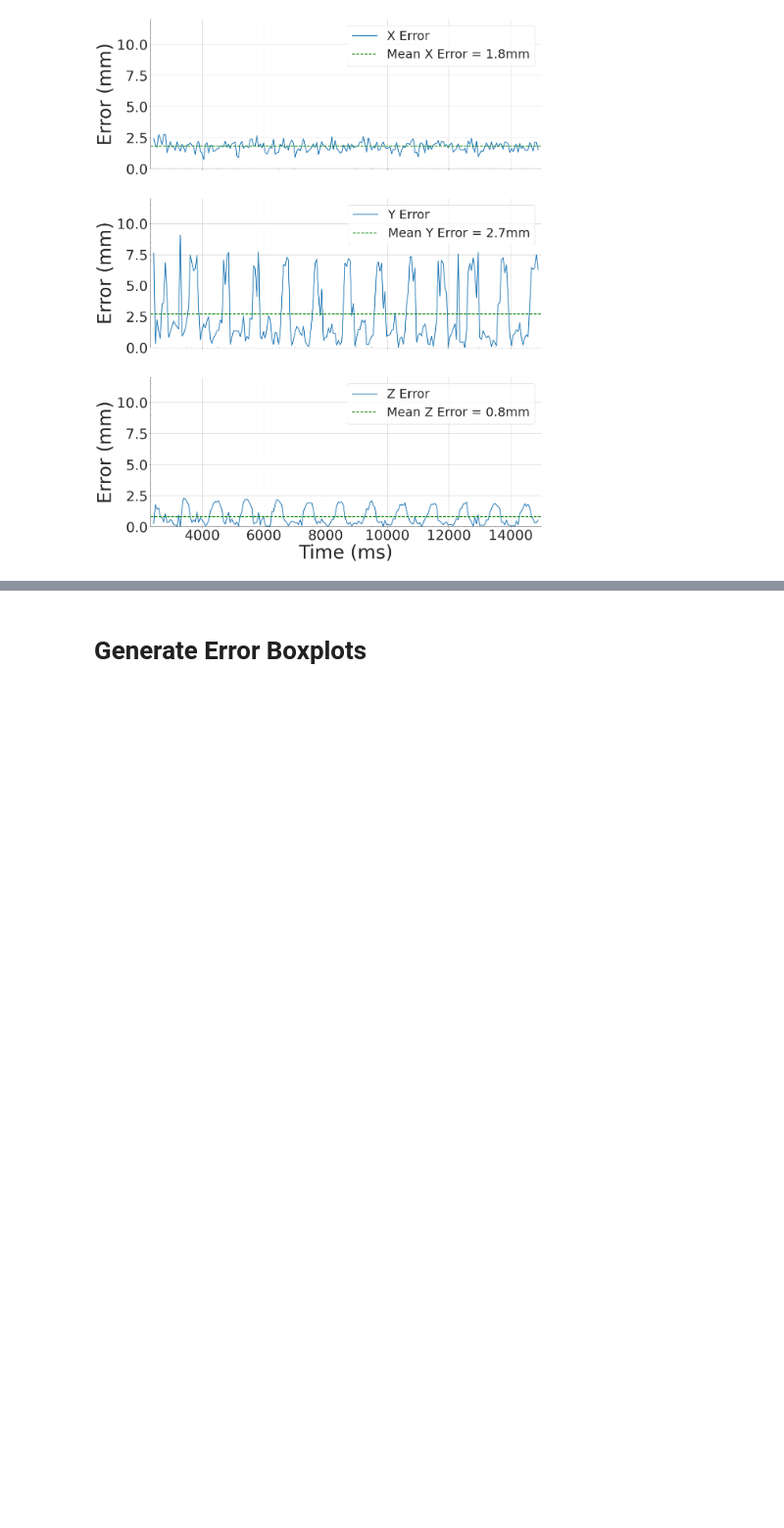
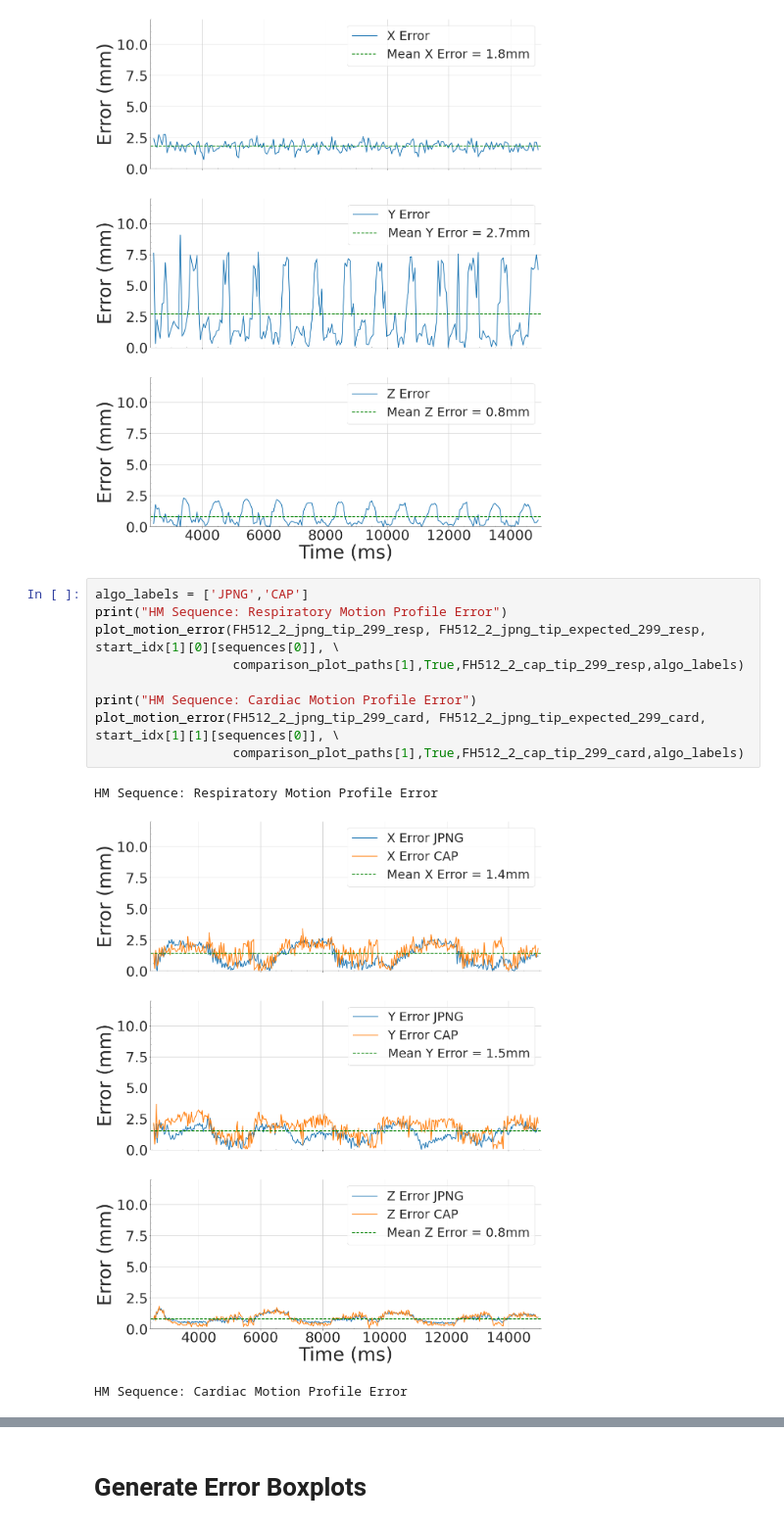
Before and after one commit to WrightGroupSRI/mr-tracking-analysis, a Jupyter notebook: Dynamic_Tracking/dynamic_tracking_analysis.ipynb, the cells around one changed output, grey strips where cells are left out. Shown at 98% size. Drawn from its saved outputs; the diff is of its cells as text; blank space fills up the shorter version.

```diff
--- a/Dynamic_Tracking/dynamic_tracking_analysis.ipynb
+++ b/Dynamic_Tracking/dynamic_tracking_analysis.ipynb
@@ -719,3 +721,16 @@ HM Sequence: Cardiac Motion Profile Error
 [figure]
 3P Sequence: Cardiac Motion Profile Error
 [figure]
+# %%
+algo_labels = ['JPNG','CAP']
+print("HM Sequence: Respiratory Motion Profile Error")
+plot_motion_error(FH512_2_jpng_tip_299_resp, FH512_2_jpng_tip_expected_299_resp, start_idx[1][0][sequences[0]], \
+                  comparison_plot_paths[1],True,FH512_2_cap_tip_299_resp,algo_labels)
+
+print("HM Sequence: Cardiac Motion Profile Error")
+plot_motion_error(FH512_2_jpng_tip_299_card, FH512_2_jpng_tip_expected_299_card, start_idx[1][1][sequences[0]], \
+                  comparison_plot_paths[1],True,FH512_2_cap_tip_299_card,algo_labels)
+# %% [output]
+HM Sequence: Respiratory Motion Profile Error
+[figure, added]
+HM Sequence: Cardiac Motion Profile Error
```
Also changed, not shown: parts of 2 cells of this notebook, 2 other files.
